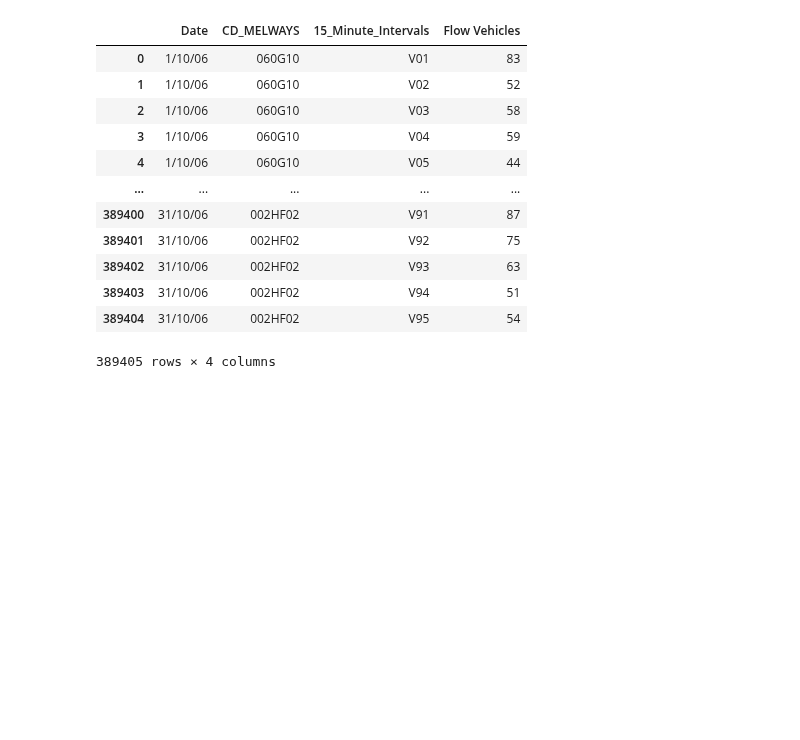
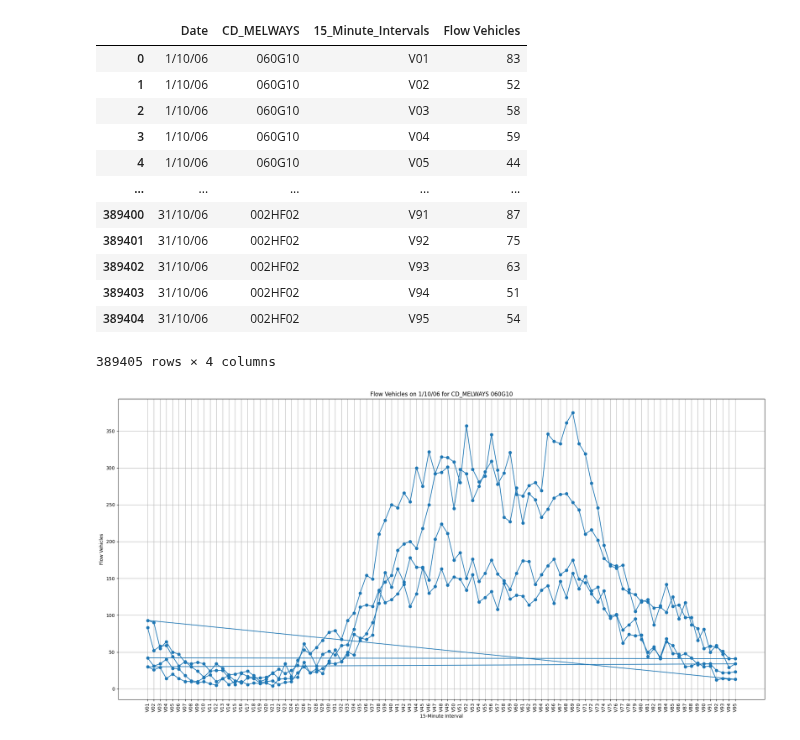
Before and after one commit to hengrvisal/Traffic-Flow-Prediction-System-TPFS, a Jupyter notebook: processing_data.ipynb, the cells around one changed output. Saved outputs shown, nothing was run; the diff lists cells and outputs as text; code cells hidden in the pictures; blank space fills up the shorter version.

```diff
--- a/processing_data.ipynb
+++ b/processing_data.ipynb
@@ -125,3 +128,29 @@ final_df_scats_october
 | 389403 | 31/10/06 | 002HF02 | V94 | 51 |
 | 389404 | 31/10/06 | 002HF02 | V95 | 54 |
 389405 rows × 4 columns
+# %%
+import matplotlib.pyplot as plt
+
+# Now, let's plot the data, including filtering by Date and CD_MELWAYS
+selected_date = '1/10/06'  # Example of filtering for a specific date
+selected_cd_melways = '060G10'  # Example of filtering for a specific CD_MELWAYS
+
+# Filter the data based on the selected date and CD_MELWAYS
+filtered_data = final_df_scats_october[(final_df_scats_october['Date'] == selected_date) &
+                                  (final_df_scats_october['CD_MELWAYS'] == selected_cd_melways)]
+
+# Plotting the filtered data
+plt.figure(figsize=(20, 10))
+plt.plot(filtered_data['15_Minute_Intervals'], filtered_data['Flow Vehicles'], marker='o')
+
+plt.title(f'Flow Vehicles on {selected_date} for CD_MELWAYS {selected_cd_melways}')
+plt.xlabel('15-Minute Interval')
+plt.ylabel('Flow Vehicles')
+plt.xticks(rotation=90)
+plt.grid(True)
+
+# Display the plot
+plt.tight_layout()
+plt.show()
+# %% [output]
+[figure, added]
```
Also changed, not shown: parts of 2 cells of this notebook, 1 other file.
